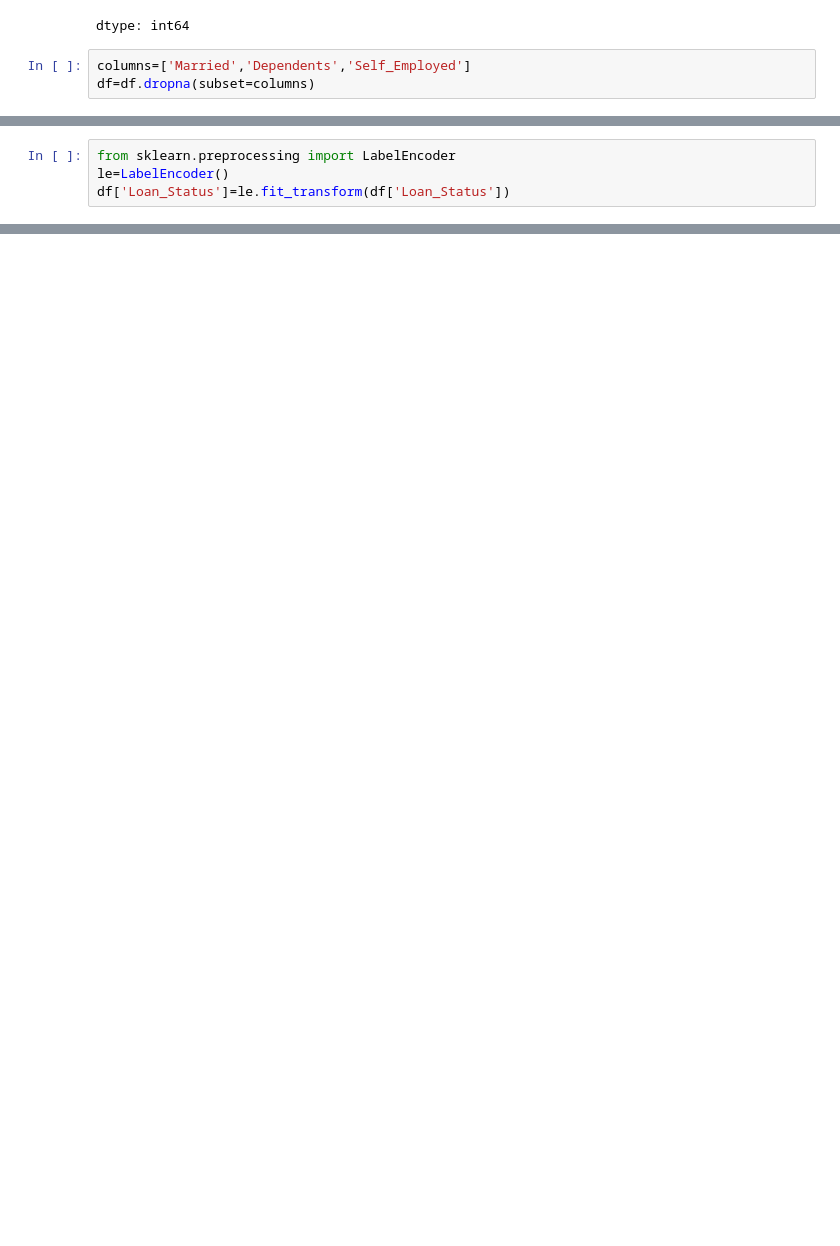
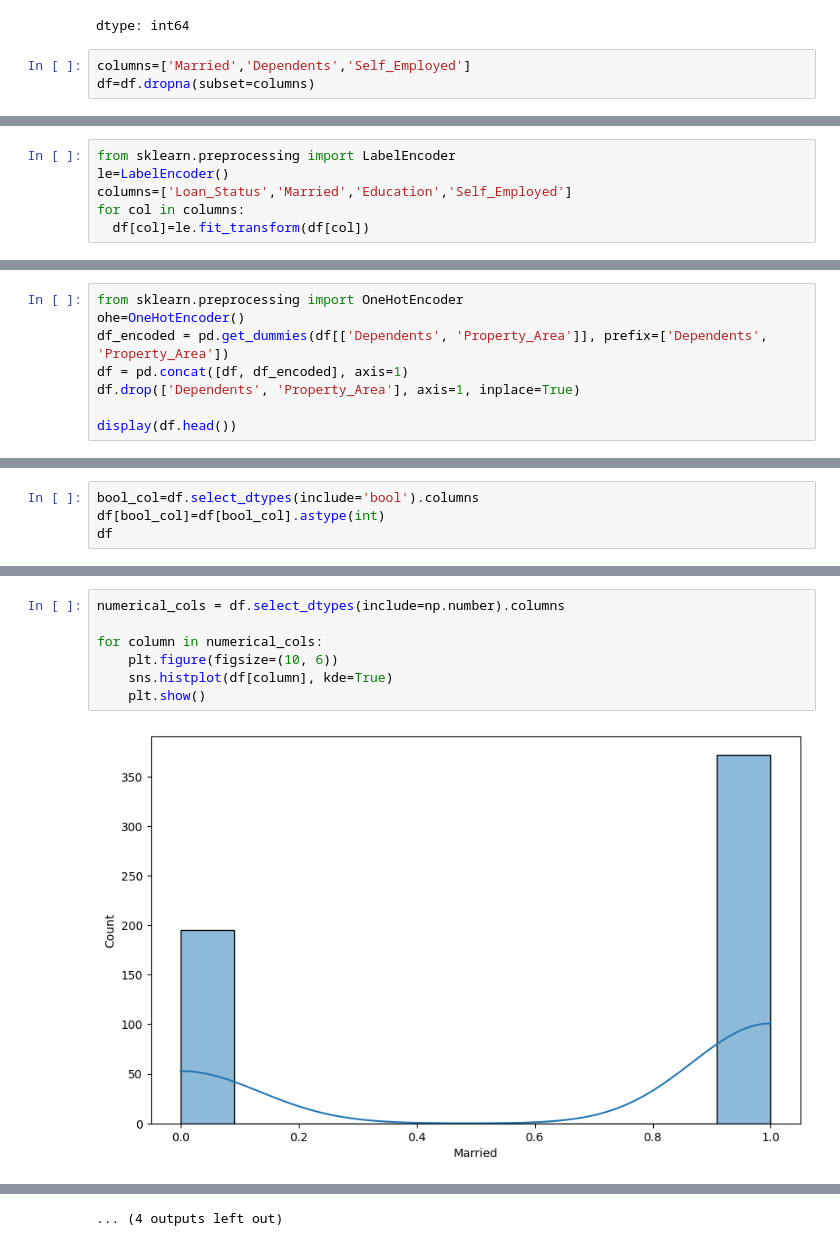
Before and after one commit to Sherry66410/ML-PROJECT, a Jupyter notebook: Sherry.ipynb, the cells around one changed output, grey strips where cells are left out. Saved outputs shown, nothing was run; the diff lists cells and outputs as text; blank space fills up the shorter version.

```diff
--- a/Sherry.ipynb
+++ b/Sherry.ipynb
@@ -227,4 +159,0 @@ sns.boxplot(df['ApplicantIncome_log'])
-# %%
-from sklearn.preprocessing import LabelEncoder
-le=LabelEncoder()
-df['Loan_Status']=le.fit_transform(df['Loan_Status'])
@@ -352,0 +160,6 @@ dtype: object
+# %%
+from sklearn.preprocessing import LabelEncoder
+le=LabelEncoder()
+columns=['Loan_Status','Married','Education','Self_Employed']
+for col in columns:
+  df[col]=le.fit_transform(df[col])
@@ -352,0 +187,8 @@ dtype: object
+# %%
+from sklearn.preprocessing import OneHotEncoder
+ohe=OneHotEncoder()
+df_encoded = pd.get_dummies(df[['Dependents', 'Property_Area']], prefix=['Dependents', 'Property_Area'])
+df = pd.concat([df, df_encoded], axis=1)
+df.drop(['Dependents', 'Property_Area'], axis=1, inplace=True)
+
+display(df.head())
@@ -352,0 +202,4 @@ dtype: object
+# %%
+bool_col=df.select_dtypes(include='bool').columns
+df[bool_col]=df[bool_col].astype(int)
+df
@@ -352,0 +220,9 @@ dtype: object
+# %%
+numerical_cols = df.select_dtypes(include=np.number).columns
+
+for column in numerical_cols:
+    plt.figure(figsize=(10, 6))
+    sns.histplot(df[column], kde=True)
+    plt.show()
+# %% [output]
+[figure, added]
@@ -352,0 +240 @@ dtype: object
+... (4 outputs left out)
```
Also changed, not shown: parts of 46 cells of this notebook.
